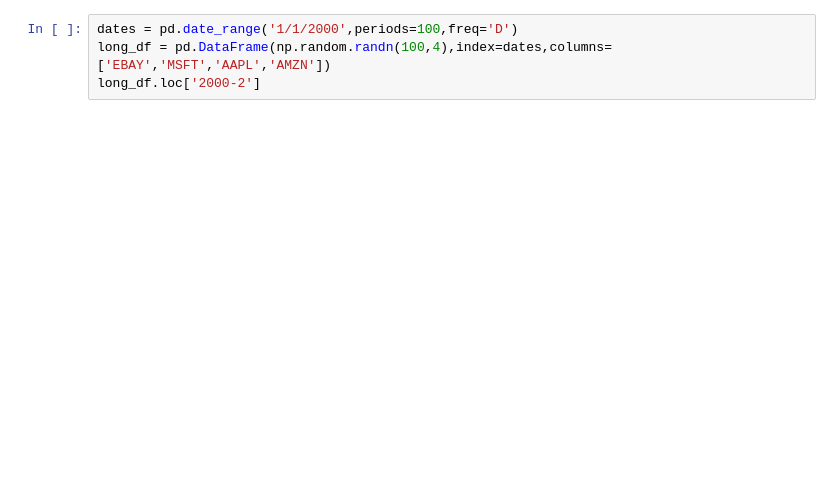
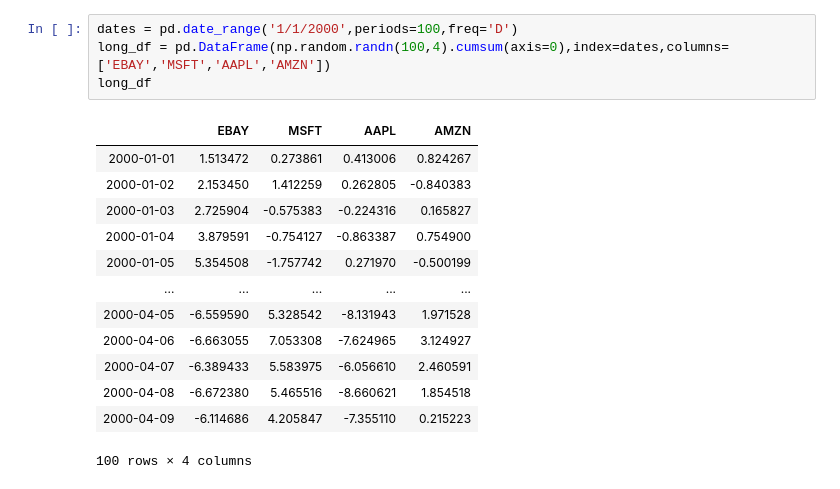
Before and after one commit to shenzhongqiang/pythoncourse, a Jupyter notebook: chapter8/ch8.ipynb, the cells around one changed output. Drawn from its saved outputs; the diff is of its cells as text; blank space fills up the shorter version.

```diff
--- a/chapter8/ch8.ipynb
+++ b/chapter8/ch8.ipynb
@@ -23,4 +95,18 @@ longer_ts.resample('W').mean()
 # %%
 dates = pd.date_range('1/1/2000',periods=100,freq='D')
-long_df = pd.DataFrame(np.random.randn(100,4),index=dates,columns=['EBAY','MSFT','AAPL','AMZN'])
-long_df.loc['2000-2']
+long_df = pd.DataFrame(np.random.randn(100,4).cumsum(axis=0),index=dates,columns=['EBAY','MSFT','AAPL','AMZN'])
+long_df
+# %% [output]
+|  | EBAY | MSFT | AAPL | AMZN |
+| 2000-01-01 | 1.513472 | 0.273861 | 0.413006 | 0.824267 |
+| 2000-01-02 | 2.153450 | 1.412259 | 0.262805 | -0.840383 |
+| 2000-01-03 | 2.725904 | -0.575383 | -0.224316 | 0.165827 |
+| 2000-01-04 | 3.879591 | -0.754127 | -0.863387 | 0.754900 |
+| 2000-01-05 | 5.354508 | -1.757742 | 0.271970 | -0.500199 |
+| ... | ... | ... | ... | ... |
+| 2000-04-05 | -6.559590 | 5.328542 | -8.131943 | 1.971528 |
+| 2000-04-06 | -6.663055 | 7.053308 | -7.624965 | 3.124927 |
+| 2000-04-07 | -6.389433 | 5.583975 | -6.056610 | 2.460591 |
+| 2000-04-08 | -6.672380 | 5.465516 | -8.660621 | 1.854518 |
+| 2000-04-09 | -6.114686 | 4.205847 | -7.355110 | 0.215223 |
+100 rows × 4 columns
```
Also changed, not shown: parts of 39 cells of this notebook.
